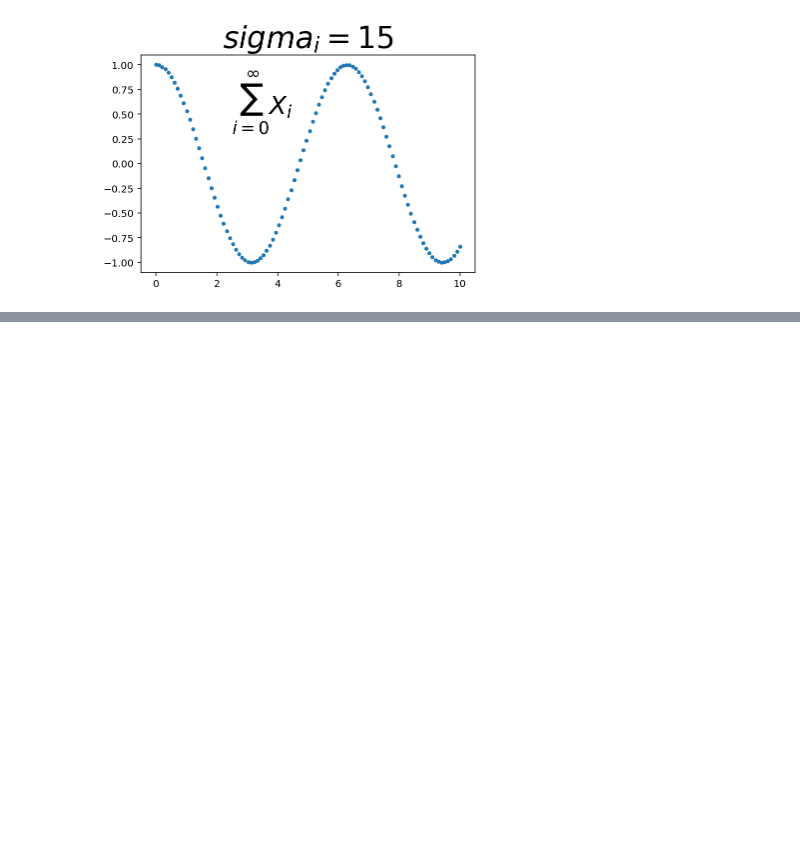
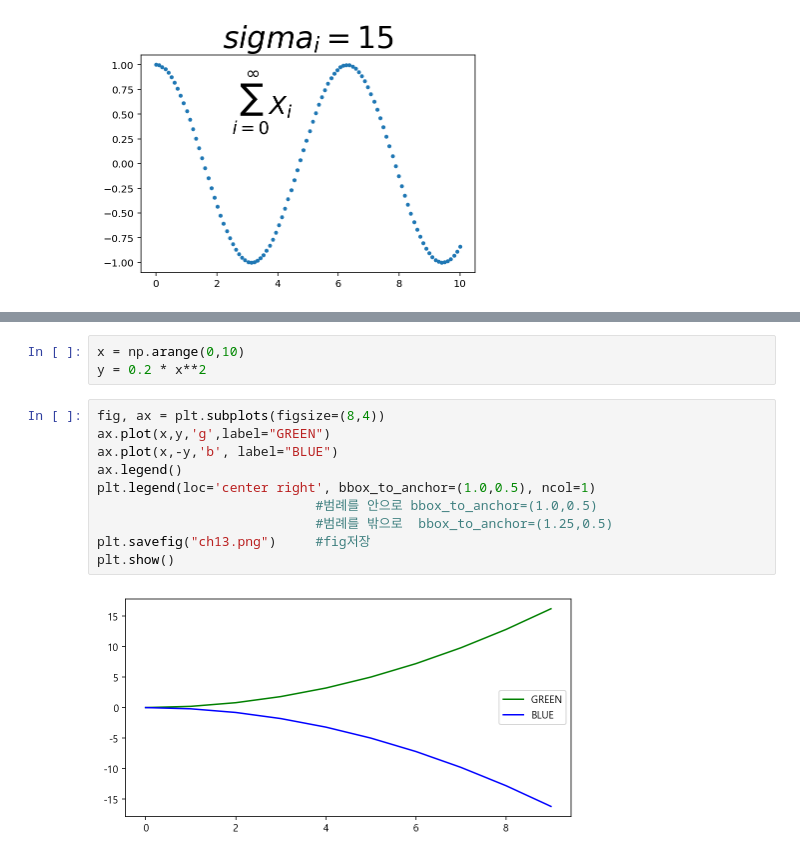
Before and after one commit to jiwon808/big, a Jupyter notebook: source/8_python/ch13_데이터 시각화 2절 matplotlib.ipynb, the cells around one changed output, grey strips where cells are left out. Cells and saved outputs as stored; diff of their text form; blank space fills up the shorter version.

```diff
--- a/source/8_python/ch13_데이터 시각화 2절 matplotlib.ipynb
+++ b/source/8_python/ch13_데이터 시각화 2절 matplotlib.ipynb
@@ -543,0 +630,15 @@ Text(2.5, 0.5, '$\\sum_{i=0}^\\infty X_i$')
+# %%
+x = np.arange(0,10)
+y = 0.2 * x**2
+# %%
+fig, ax = plt.subplots(figsize=(8,4))
+ax.plot(x,y,'g',label="GREEN")
+ax.plot(x,-y,'b', label="BLUE")
+ax.legend()
+plt.legend(loc='center right', bbox_to_anchor=(1.0,0.5), ncol=1)
+                            #범례를 안으로 bbox_to_anchor=(1.0,0.5)
+                            #범례를 밖으로  bbox_to_anchor=(1.25,0.5)
+plt.savefig("ch13.png")     #fig저장
+plt.show()
+# %% [output]
+[figure, added]
```
Also changed, not shown: parts of 9 cells of this notebook, 7 other files.
